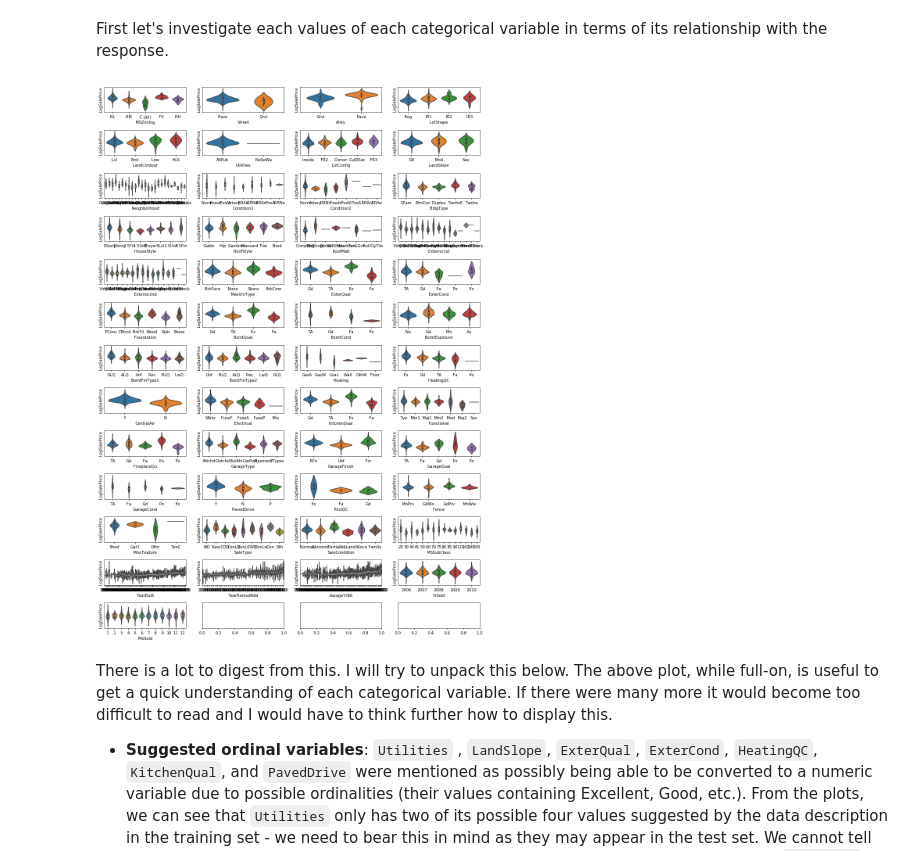
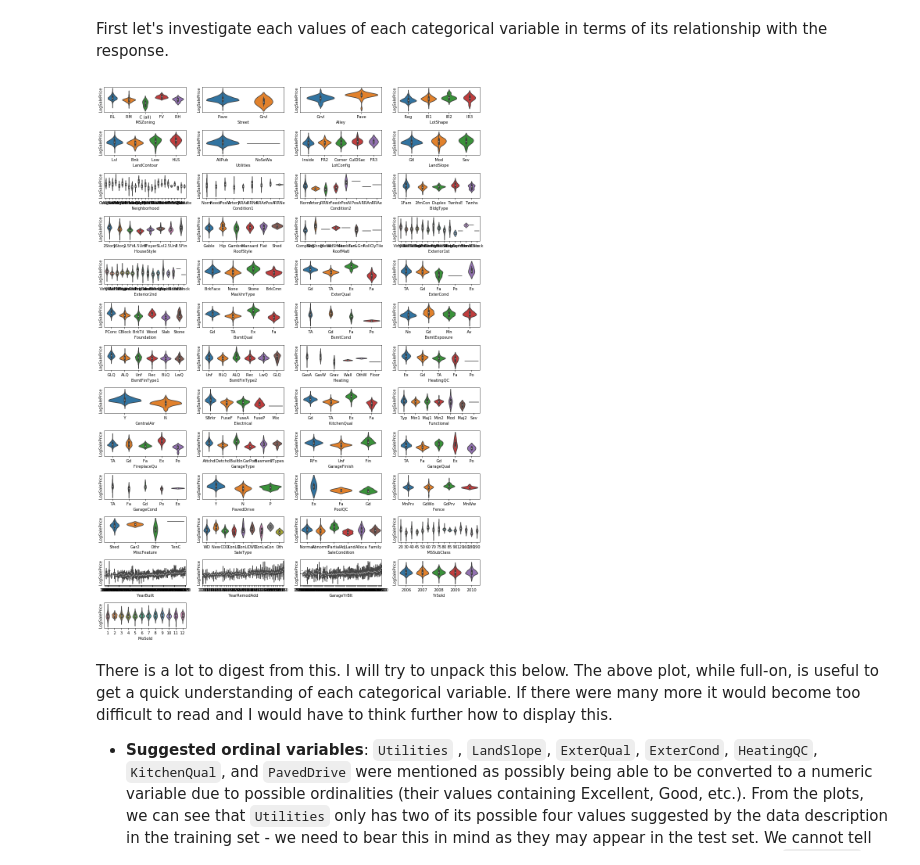
Before and after one commit to Hazzais/house_prices, a Jupyter notebook: House_price_prediction.ipynb, the cells around one changed output. Cells and saved outputs as stored; diff of their text form; code cells hidden in the pictures.

```diff
--- a/House_price_prediction.ipynb
+++ b/House_price_prediction.ipynb
@@ -212,30 +225,42 @@ First let's investigate each values of each categorical variable in terms of its
 # %%
 n_cols = 4
 n_rows = int(np.ceil(len(cols_cat) / n_cols))
 fig, ax = plt.subplots(n_rows, n_cols, figsize=(14, 20))
 
 for a in ax.ravel():
      a.set_yticks([])
 
 id_row = 0
 id_col = 0
 for i, sp in enumerate(cols_cat):
 
     sns.violinplot(x=sp, y='LogSalePrice', data=initial_train, ax=ax[id_row, id_col])
 
     # update row and column count
     if id_col == n_cols - 1:
         id_row += 1
         id_col = 0
     else:
         id_col += 1
 
-    #print(str(i) + ': ' + str(sp))
+
+for k in np.arange(i - 1, n_rows * n_cols - 2):
+
+    fig.delaxes(ax[id_row, id_col])
+
+    # update row and column count
+    if id_col == n_cols - 1:
+        id_row += 1
+        id_col = 0
+    else:
+        id_col += 1
+
+
 
 plt.tight_layout()
 plt.show()
 # %% [output]
-[figure, old version]
+[figure, new version]
 # %% [markdown]
 There is a lot to digest from this. I will try to unpack this below. The above plot, while full-on, is useful to get a quick understanding of each categorical variable. If there were many more it would become too difficult to read and I would have to think further how to display this.
 * **Suggested ordinal variables**: `Utilities` , `LandSlope`, `ExterQual`, `ExterCond`, `HeatingQC`, `KitchenQual`, and `PavedDrive` were mentioned as possibly being able to be converted to a numeric variable due to possible ordinalities (their values containing Excellent, Good, etc.). From the plots, we can see that `Utilities` only has two of its possible four values suggested by the data description in the training set - we need to bear this in mind as they may appear in the test set. We cannot tell from this whether this would be a good ordinal feature (or even a good feature at all!). `LandSlope`, `ExterQual`, `ExterCond`, `HeatingQC`, `KitchenQual`, and `PavedDrive` all appear to be resonable candidates for ordinal features.
```
Also changed, not shown: parts of 76 cells of this notebook.
